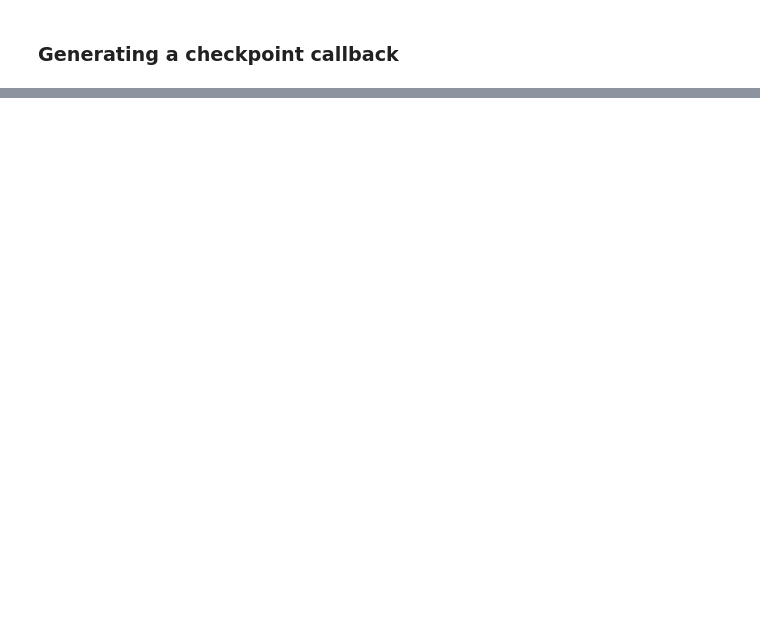
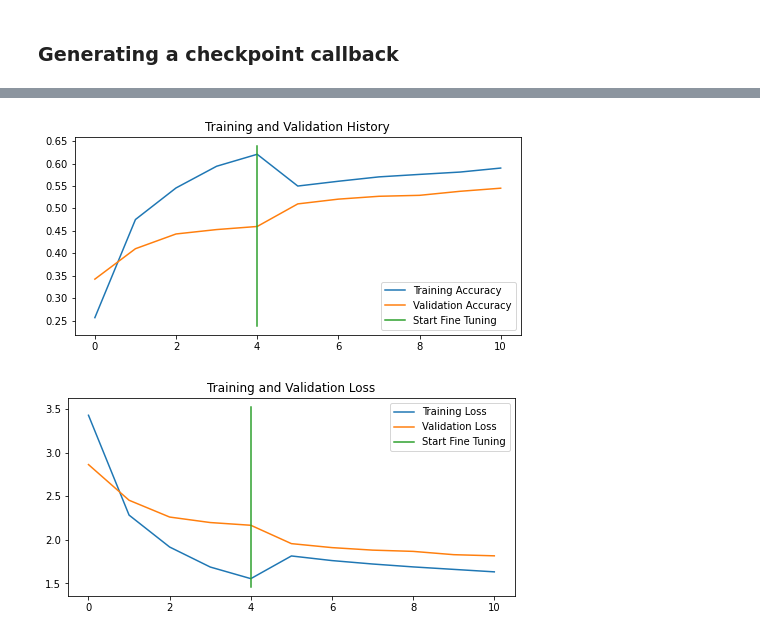
Before and after one commit to jjaimwork/CNN-Computer-Vision-Food-Vision-From-Scratch, a Jupyter notebook: CNN - Scaling Up to 101 Classes.ipynb, the cells around one changed output, grey strips where cells are left out. Drawn from its saved outputs; the diff is of its cells as text; code cells hidden in the pictures; blank space fills up the shorter version.

Commit message:
Reached ~60% Validation Accuracy

```diff
--- a/CNN - Scaling Up to 101 Classes.ipynb
+++ b/CNN - Scaling Up to 101 Classes.ipynb
@@ -157,7 +315,7 @@ model_0.compile(loss=tf.keras.losses.CategoricalCrossentropy(),
                        metrics=['accuracy'])
 
 model_0_history = model_0.fit(
-    train_data_all_10_percent,
+    train_data_10_percent,
     epochs=5,
     validation_data=test_data,
     validation_steps=int(.15*len(test_data)),
@@ -198,6 +373,6 @@ len(model_0_history.epoch)
 # %%
 model_1_history = model_0.fit(
-    train_data_all_10_percent,
+    train_data_10_percent,
     epochs=len(model_0_history.epoch)+5,
     initial_epoch=model_0_history.epoch[-1],
     validation_data=test_data,
@@ -216,0 +414,16 @@ saving a model compiled with regular .tf file isn't working and causes an error
+# %%
+for layer in base_model.layers[:-5]:
+    layer.trainable = False
+
+model_0.compile(loss=tf.keras.losses.CategoricalCrossentropy(),
+                optimizer=tf.keras.optimizers.Adam(learning_rate=0.0001),
+                metrics=['accuracy'])
+
+model_2_history = model_0.fit(
+    train_data_50_percent,
+    epochs=len(model_0_history.epoch)+5,
+    initial_epoch=model_0_history.epoch[-1],
+    validation_data=test_data,
+    validation_steps=int(0.15*len(test_data)),
+    callbacks=[checkpoint_callback]
+)
@@ -216,0 +449,5 @@ saving a model compiled with regular .tf file isn't working and causes an error
+# %%
+compare_history(model_0_history, model_2_history, initial_epochs=5)
+# %% [output]
+[figure, added]
+[figure, added]
```
Also changed, not shown: parts of 61 cells of this notebook, 1 other file.
